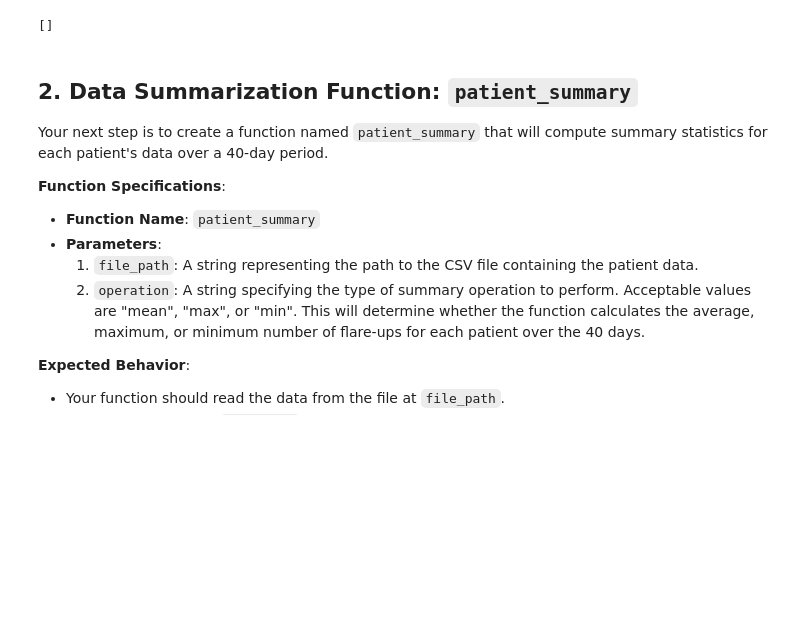
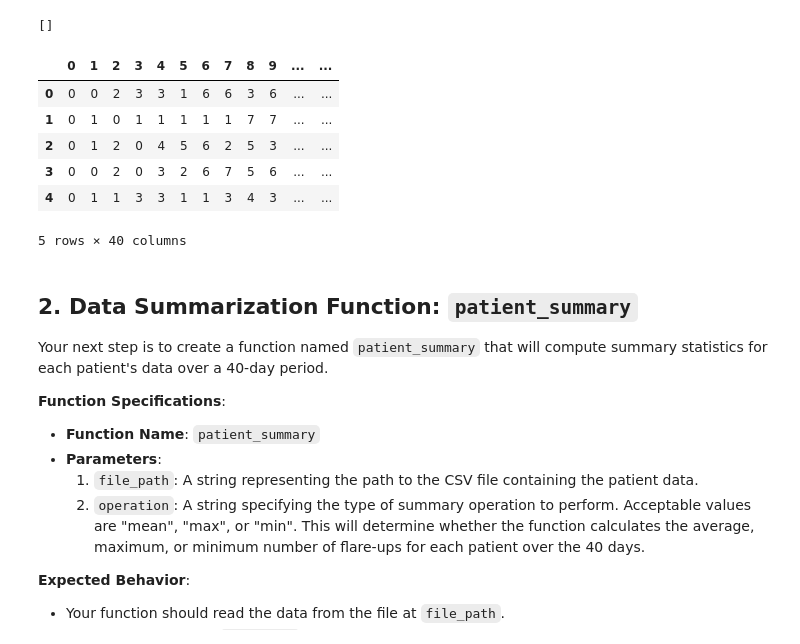
Before and after one commit to imdwipayana/Battlefield, a Jupyter notebook: DSI/Python/Assignment_2/assignment_2.ipynb, the cells around one changed output. Cells and saved outputs as stored; diff of their text form; code cells hidden in the pictures; blank space fills up the shorter version.

```diff
--- a/DSI/Python/Assignment_2/assignment_2.ipynb
+++ b/DSI/Python/Assignment_2/assignment_2.ipynb
@@ -103,3 +103,19 @@ for filename in all_files:
 print(all_files)
 # %% [output]
 []
+# %%
+import pandas as pd
+import glob
+file = glob.glob('data/inflammation_*.csv')
+# %%
+
+df1 = pd.read_csv(file[11],header=None)
+df1.head()
+# %% [output]
+|  | 0 | 1 | 2 | 3 | 4 | 5 | 6 | 7 | 8 | 9 | ... | ... |
+| 0 | 0 | 0 | 2 | 3 | 3 | 1 | 6 | 6 | 3 | 6 | ... | ... |
+| 1 | 0 | 1 | 0 | 1 | 1 | 1 | 1 | 1 | 7 | 7 | ... | ... |
+| 2 | 0 | 1 | 2 | 0 | 4 | 5 | 6 | 2 | 5 | 3 | ... | ... |
+| 3 | 0 | 0 | 2 | 0 | 3 | 2 | 6 | 7 | 5 | 6 | ... | ... |
+| 4 | 0 | 1 | 1 | 3 | 3 | 1 | 1 | 3 | 4 | 3 | ... | ... |
+5 rows × 40 columns
```
Also changed, not shown: parts of 1 cell of this notebook.
